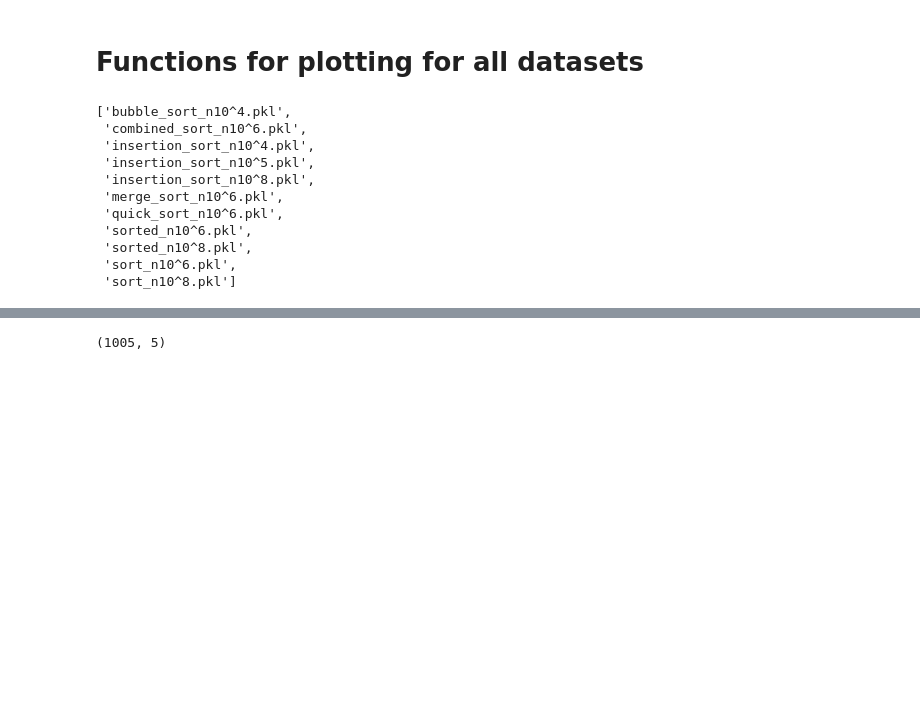
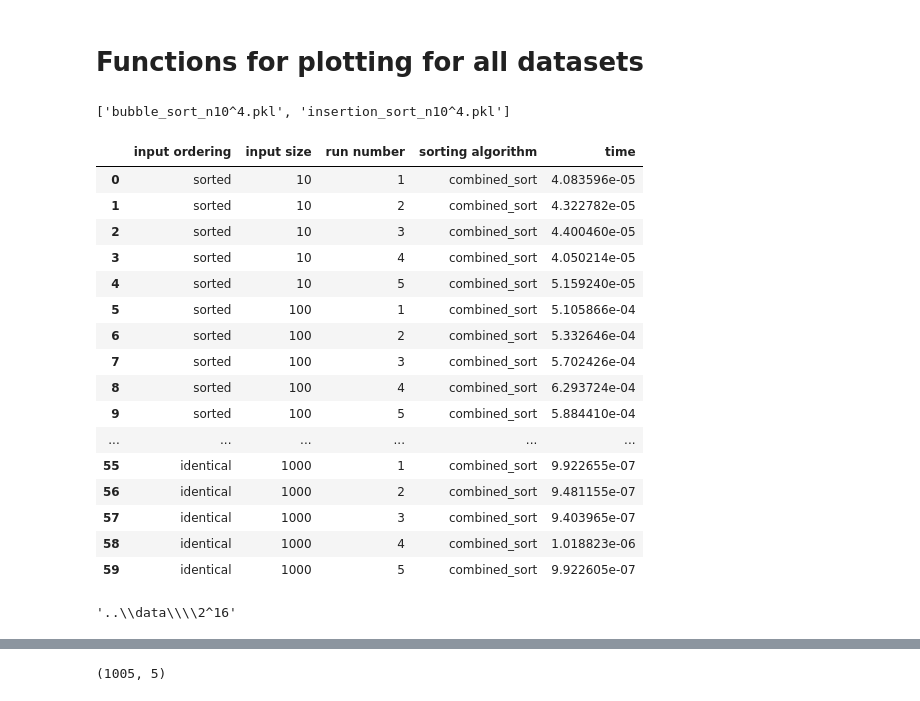
Before and after one commit to anderhos/INF221, a Jupyter notebook: analysis/plot_1.ipynb, the cells around one changed output, grey strips where cells are left out. Cells and saved outputs as stored; diff of their text form; code cells hidden in the pictures; blank space fills up the shorter version.

Commit message:
Benchmarking for 10^3, 10^4

```diff
--- a/analysis/plot_1.ipynb
+++ b/analysis/plot_1.ipynb
@@ -5,8 +5,8 @@ import pandas as pd
 import seaborn as sns
 import matplotlib.pyplot as plt
 # %%
-# pd.options.display.max_columns = 55
-# pd.set_option('display.max_rows', 999)
+pd.options.display.max_columns = 55
+pd.set_option('display.max_rows', 999)
 # %%
 import os
 data = os.listdir('../data')
@@ -14,24 +14,38 @@ data = os.listdir('../data')
 new_list = []
 
 for strg in data:
-    if not strg.find('10^') == -1:
+    if not strg.find('10^4') == -1:
         new_list.append(strg)
 new_list
 # %% [output]
-['bubble_sort_n10^4.pkl',
- 'combined_sort_n10^6.pkl',
- 'insertion_sort_n10^4.pkl',
- 'insertion_sort_n10^5.pkl',
- 'insertion_sort_n10^8.pkl',
- 'merge_sort_n10^6.pkl',
- 'quick_sort_n10^6.pkl',
- 'sorted_n10^6.pkl',
- 'sorted_n10^8.pkl',
- 'sort_n10^6.pkl',
- 'sort_n10^8.pkl']
+['bubble_sort_n10^4.pkl', 'insertion_sort_n10^4.pkl']
+# %%
+ pd.read_pickle(r"..\data\benchmark_results_combined.pkl")
+# %% [output]
+|  | input ordering | input size | run number | sorting algorithm | time |
+| 0 | sorted | 10 | 1 | combined_sort | 4.083596e-05 |
+| 1 | sorted | 10 | 2 | combined_sort | 4.322782e-05 |
+| 2 | sorted | 10 | 3 | combined_sort | 4.400460e-05 |
+| 3 | sorted | 10 | 4 | combined_sort | 4.050214e-05 |
+| 4 | sorted | 10 | 5 | combined_sort | 5.159240e-05 |
+| 5 | sorted | 100 | 1 | combined_sort | 5.105866e-04 |
+| 6 | sorted | 100 | 2 | combined_sort | 5.332646e-04 |
+| 7 | sorted | 100 | 3 | combined_sort | 5.702426e-04 |
+| 8 | sorted | 100 | 4 | combined_sort | 6.293724e-04 |
+| 9 | sorted | 100 | 5 | combined_sort | 5.884410e-04 |
+| ... | ... | ... | ... | ... | ... |
+| 55 | identical | 1000 | 1 | combined_sort | 9.922655e-07 |
+| 56 | identical | 1000 | 2 | combined_sort | 9.481155e-07 |
+| 57 | identical | 1000 | 3 | combined_sort | 9.403965e-07 |
+| 58 | identical | 1000 | 4 | combined_sort | 1.018823e-06 |
+| 59 | identical | 1000 | 5 | combined_sort | 9.922605e-07 |
 # %%
 data_order_1 = '10^8'
 data_order_2 = '10^6'
 data_order_3 = '10^5'
 data_order_4 = '10^4'
 data_order = '2^16'
+# %%
+r"..\data\\" + data_order
+# %% [output]
+'..\\data\\\\2^16'
```
Also changed, not shown: parts of 2 cells of this notebook, 42 other files.
